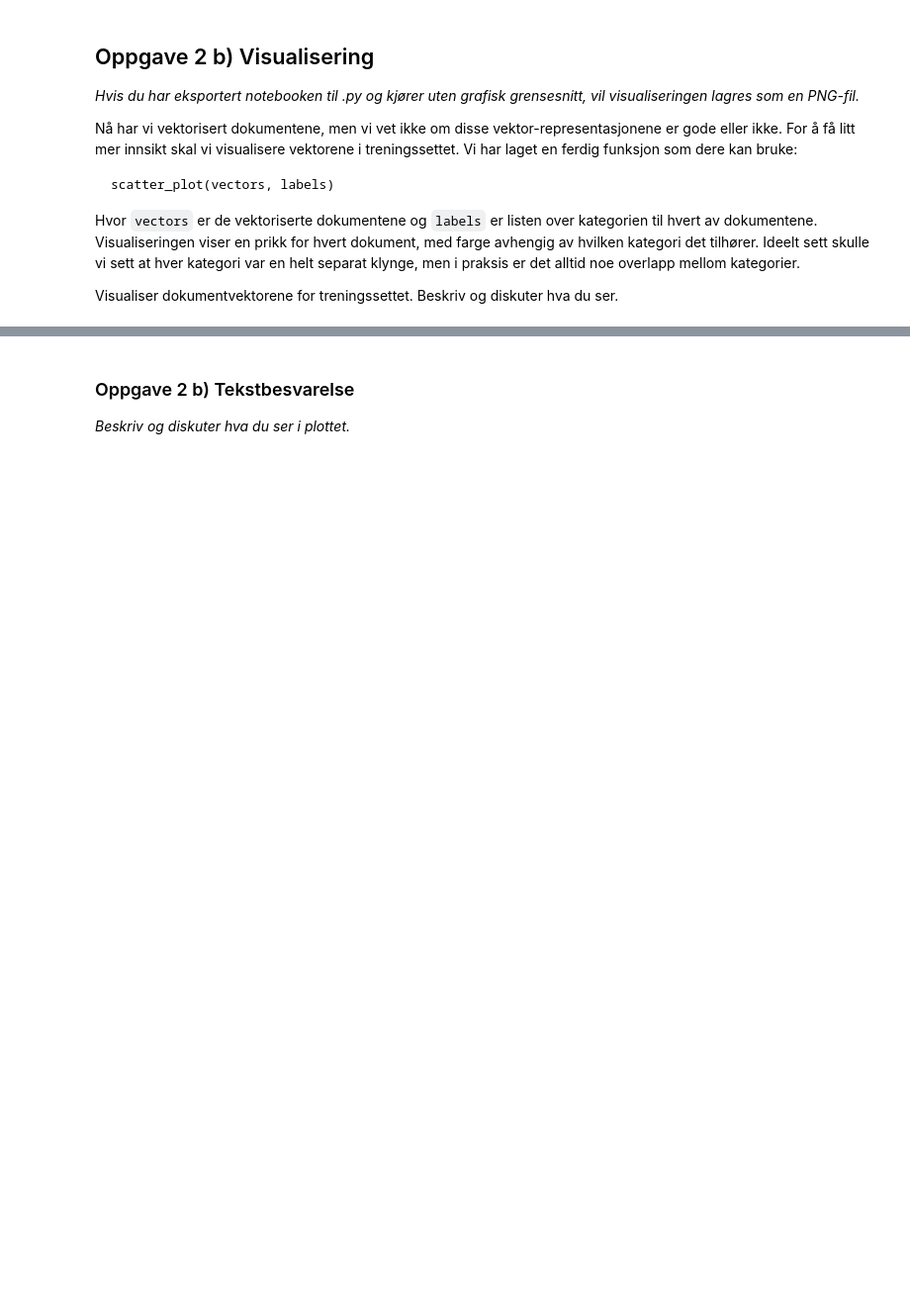
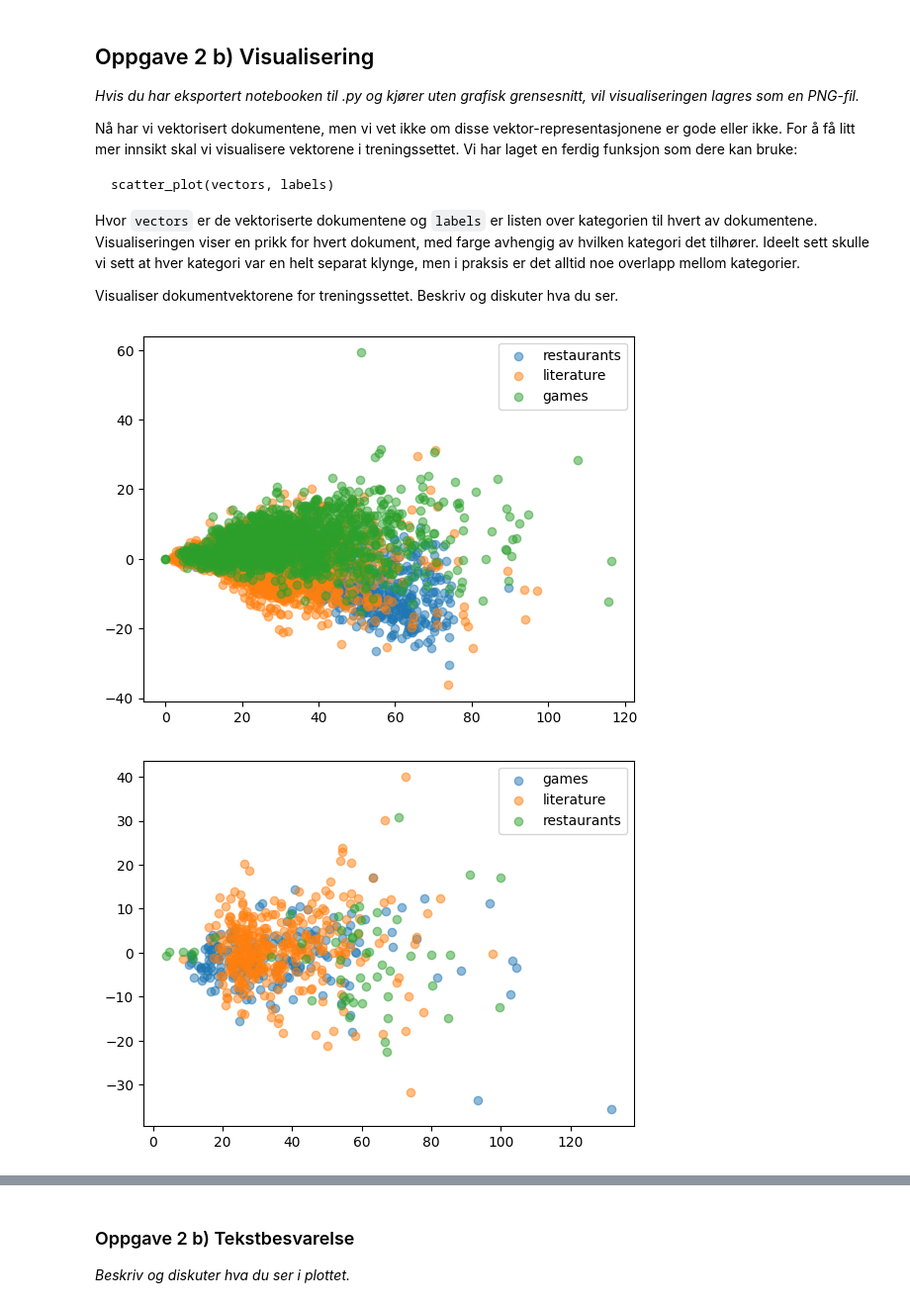
Before and after one commit to gardaanstad/oblig1a, a Jupyter notebook: oblig1a_in2110.ipynb, the cells around one changed output, grey strips where cells are left out. Shown: that part at 99% size. Saved outputs shown, nothing was run; the diff lists cells and outputs as text; code cells hidden in the pictures; blank space fills up the shorter version.

Commit message:
oppgave 2a og 2b

```diff
--- a/oblig1a_in2110.ipynb
+++ b/oblig1a_in2110.ipynb
@@ -165 +142,21 @@ unique tokens: 186519
+# %%
+# Oppgave 1 b) din kode:
+# Skriv koden som sender treningssettet til tokenize()
+# Og som teller opp antall tokens som returneres, og antall ordtyper (=antall unike tokens) i hele treningssettet.
+
+def tokenize(text: str):
+    """Tar inn en streng med tekst og returnerer en liste med tokens."""
+
+    text = text.lower()
+    text = word_tokenize(text)
+    text = [t for t in text
+            if t not in ["og", "i", "det", "på", "som", "er", "en", "til", "å", "han", "av", "for", "med", "at", "var", "de", "ikke", "den", "har", "jeg", "om", "et", "men", "så", "seg", "hun", "hadde", "fra", "vi", "du", "kan", "da", "ble", "ut", "skal", "vil", "ham", "etter", "over", "ved", "også", "bare", "eller", "sa", "nå", "dette", "noe", "være", "meg", "mot"]]
+    return text
+
+def tokenize_data(data: [], tokenizer):
+    return [tokenizer(t) for t in data]                 # [["hei", "!"], ["hade", "på", "badet", "."]]
+
+def count_tokens(tokens: []):
+    all_tokens = [item for d in tokens for item in d]   # ["hei", "!", "hade", "på", "badet", "."]
+    return len(all_tokens), len(set(all_tokens))        # 1829550, 186519
 # %%
@@ -243,8 +243,8 @@ Endre prekoden under, slik at vi får:
 - transformert både train, dev og test med vår trente vectorizer
 # %%
 # Vektorisering
-vectorizer = None # CountVectorizer med våre parametre
-vectorizer.fit(None) # Tren vectorizer på våre data
-train_vec = None # Bruk vectorizer til å transformere våre data
-dev_vec = None # Bruk vectorizer på våre data
-test_vec  = None # Bruk vectorizer på våre data
+vectorizer = CountVectorizer(lowercase=False,tokenizer=tokenize,max_features=5000) # CountVectorizer med våre parametre
+vectorizer.fit(train_data) # Tren vectorizer på våre data
+train_vec = vectorizer.transform(train_data) # Bruk vectorizer til å transformere våre data
+dev_vec = vectorizer.transform(dev_data) # Bruk vectorizer på våre data
+test_vec  = vectorizer.transform(test_data) # Bruk vectorizer på våre data
@@ -269,4 +267,11 @@ Visualiser dokumentvektorene for treningssettet. Beskriv og diskuter hva du ser.
 # %%
 
 # Oppgave 2 b) Visualisering
 # Din kode for å visualisere treningsdataene ved hjelp av  scatter_plot()
+
+scatter_plot(train_vec, train_labels)
+scatter_plot(dev_vec, dev_labels)
+scatter_plot(test_vec, test_labels)
+# %% [output]
+[figure, added]
+[figure, added]
```
Also changed, not shown: parts of 7 cells of this notebook.
